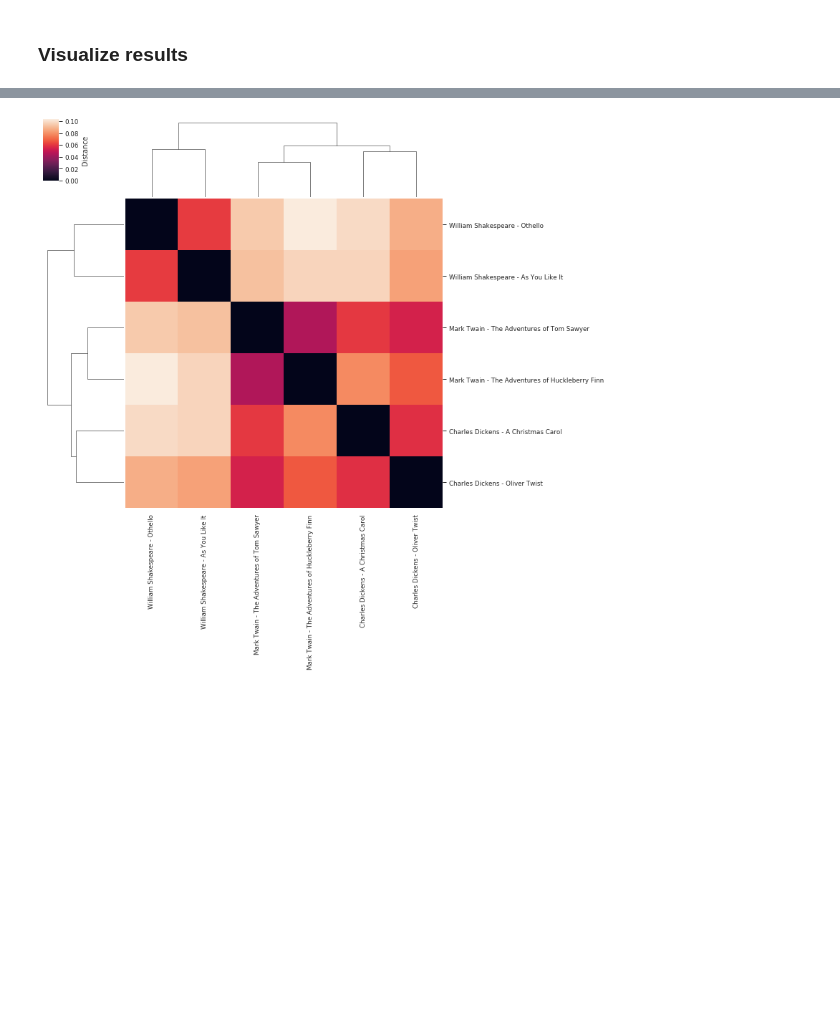
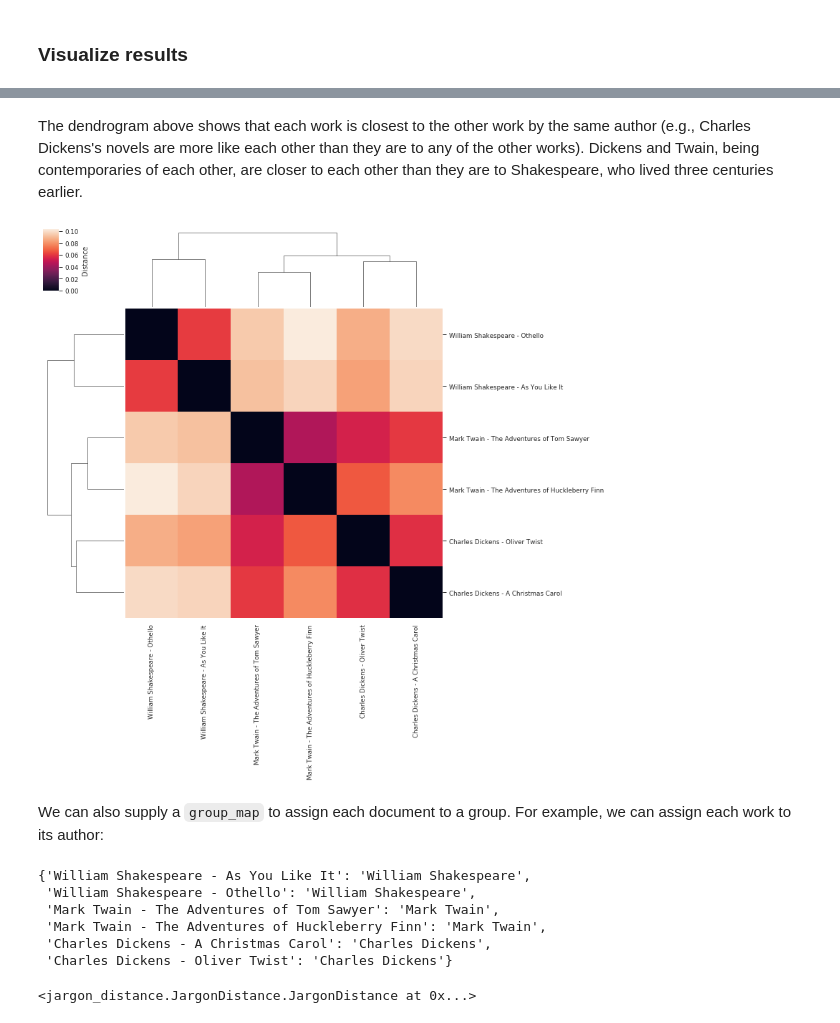
Before and after one commit to h1-the-swan/jargon_distance, a Jupyter notebook: demo.ipynb, the cells around one changed output, grey strips where cells are left out. Saved outputs shown, nothing was run; the diff lists cells and outputs as text; code cells hidden in the pictures; blank space fills up the shorter version.

```diff
--- a/demo.ipynb
+++ b/demo.ipynb
@@ -5,13 +7,12 @@ import codecs
 from nltk import word_tokenize, ngrams
 from collections import Counter
 # %%
-
-fnames = ['./text_data/shakespeare/1786.txt.utf-8', './text_data/shakespeare/1793.txt.utf-8',
-         './text_data/sawyer/74-0.txt', './text_data/sawyer/76-0.txt',
-         './text_data/dickens/pg19337.txt', './text_data/dickens/pg730.txt']
-
-# Full titles for the filenames:
-groups = ['William Shakespeare - As You Like It', 'William Shakespeare - Othello',
-          'Mark Twain - The Adventures of Tom Sawyer', 'Mark Twain - The Adventures of Huckleberry Finn',
-          'Charles Dickens - A Christmas Carol', 'Charles Dickens - Oliver Twist']
+filenames_and_titles = [
+    ('./text_data/shakespeare/1786.txt.utf-8', 'William Shakespeare - As You Like It'),
+    ('./text_data/shakespeare/1793.txt.utf-8', 'William Shakespeare - Othello'),
+    ('./text_data/sawyer/74-0.txt', 'Mark Twain - The Adventures of Tom Sawyer'),
+    ('./text_data/sawyer/76-0.txt', 'Mark Twain - The Adventures of Huckleberry Finn'),
+    ('./text_data/dickens/pg19337.txt', 'Charles Dickens - A Christmas Carol'),
+    ('./text_data/dickens/pg730.txt', 'Charles Dickens - Oliver Twist')
+]
 # %%
@@ -21,20 +25,18 @@ groups = ['William Shakespeare - As You Like It', 'William Shakespeare - Othello
 # %%
-term_count_dict = {}  # mapping of filename -> term_counter
-group_map = {}  # mapping of filename -> title
-for i, fname in enumerate(fnames):
+term_count_dict = {}  # mapping of title -> term_counter
+for fname, title in filenames_and_titles:
     with codecs.open(fname, 'r', encoding='utf8') as f:
         txt = f.read()
     txt = txt.lower()
     tokens = word_tokenize(txt)
     ng = ngrams(tokens, 1)
     term_counts = Counter(ng)
-    term_count_dict[fname] = term_counts
-    group_map[fname] = groups[i]
+    term_count_dict[title] = term_counts
 # %%
 from jargon_distance import JargonDistance
 # %%
 # Create JargonDistance object and calculate jargon distance
-j = JargonDistance(term_counts=term_count_dict, group_map=group_map)
+j = JargonDistance(term_count_dict)
 j.calculate_jargon_distance()
 # %% [output]
 <jargon_distance.JargonDistance.JargonDistance at 0x...>
@@ -54,3 +59,4 @@ import matplotlib.pyplot as plt
 # %%
-ja.make_dendrogram(labels=list(ja.G_sym.nodes()), show_plot=True, rotation=90.)
+labels = list(ja.G_sym)
+ja.make_dendrogram(labels=labels, show_plot=True, rotation=90.)
 # %% [output]
@@ -58,6 +64,8 @@ ja.make_dendrogram(labels=list(ja.G_sym.nodes()), show_plot=True, rotation=90.)
+# %% [markdown]
+The dendrogram above shows that each work is closest to the other work by the same author (e.g., Charles Dickens's novels are more like each other than they are to any of the other works). Dickens and Twain, being contemporaries of each other, are closer to each other than they are to Shakespeare, who lived three centuries earlier.
 # %%
-cm = ja.make_sns_clustermap(labels=ja.G_sym.nodes())
-# plt.show()
-# fig.show()
+cm = ja.make_sns_clustermap(labels=labels)
 # %% [output]
-[figure, old version]
+[figure, new version]
+# %% [markdown]
+We can also supply a `group_map` to assign each document to a group. For example, we can assign each work to its author:
@@ -63,0 +77,14 @@ cm = ja.make_sns_clustermap(labels=ja.G_sym.nodes())
+# %%
+group_map
+# %% [output]
+{'William Shakespeare - As You Like It': 'William Shakespeare',
+ 'William Shakespeare - Othello': 'William Shakespeare',
+ 'Mark Twain - The Adventures of Tom Sawyer': 'Mark Twain',
+ 'Mark Twain - The Adventures of Huckleberry Finn': 'Mark Twain',
+ 'Charles Dickens - A Christmas Carol': 'Charles Dickens',
+ 'Charles Dickens - Oliver Twist': 'Charles Dickens'}
+# %%
+j2 = JargonDistance(term_count_dict, group_map)
+j2.calculate_jargon_distance()
+# %% [output]
+<jargon_distance.JargonDistance.JargonDistance at 0x...>
```
Also changed, not shown: parts of 11 cells of this notebook.
